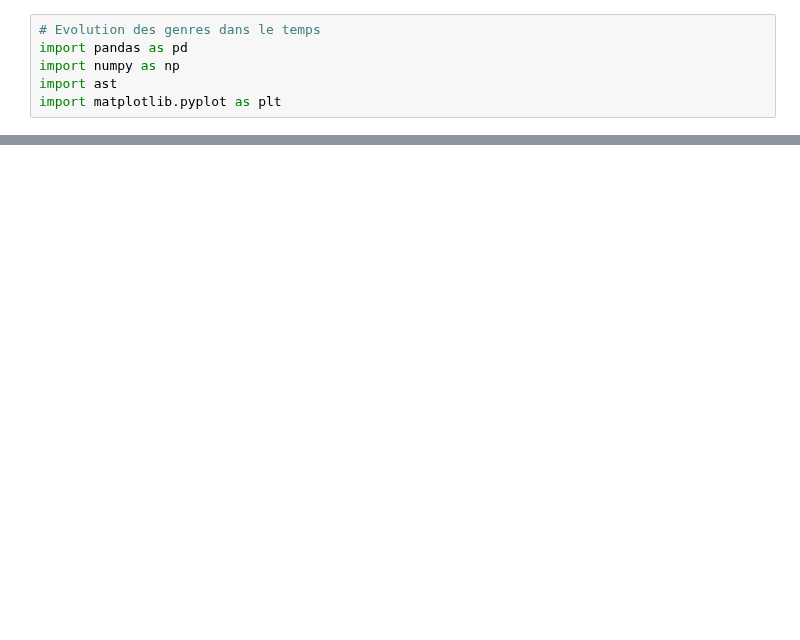
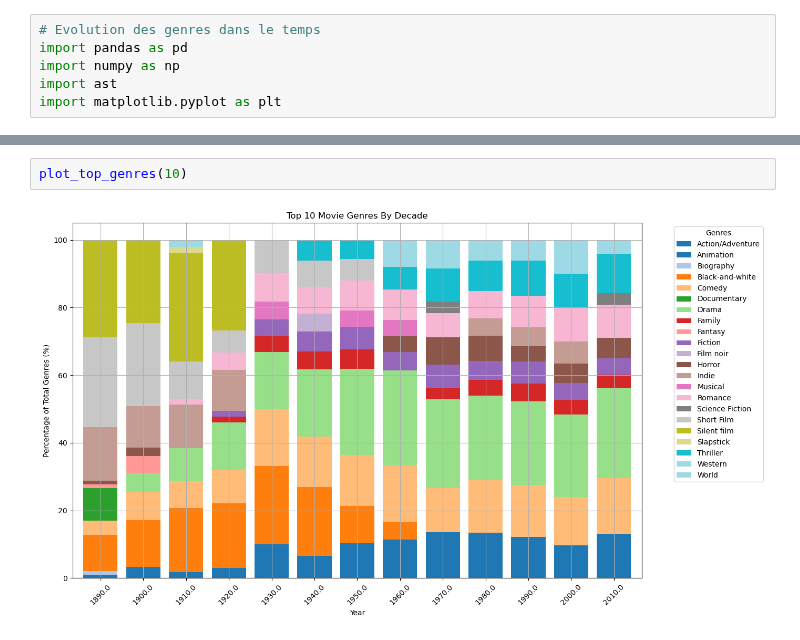
Before and after one commit to epfl-ada/ada-2024-project-astonishingdataavengers24, a Jupyter notebook: src/Evolution_Genres.ipynb, the cells around one changed output, grey strips where cells are left out. Cells and saved outputs as stored; diff of their text form; blank space fills up the shorter version.

```diff
--- a/src/Evolution_Genres.ipynb
+++ b/src/Evolution_Genres.ipynb
@@ -329,0 +72,4 @@ print(grouped_clusters)
+# %%
+plot_top_genres(10)
+# %% [output]
+[figure, added]
```
Also changed, not shown: parts of 16 cells of this notebook.
